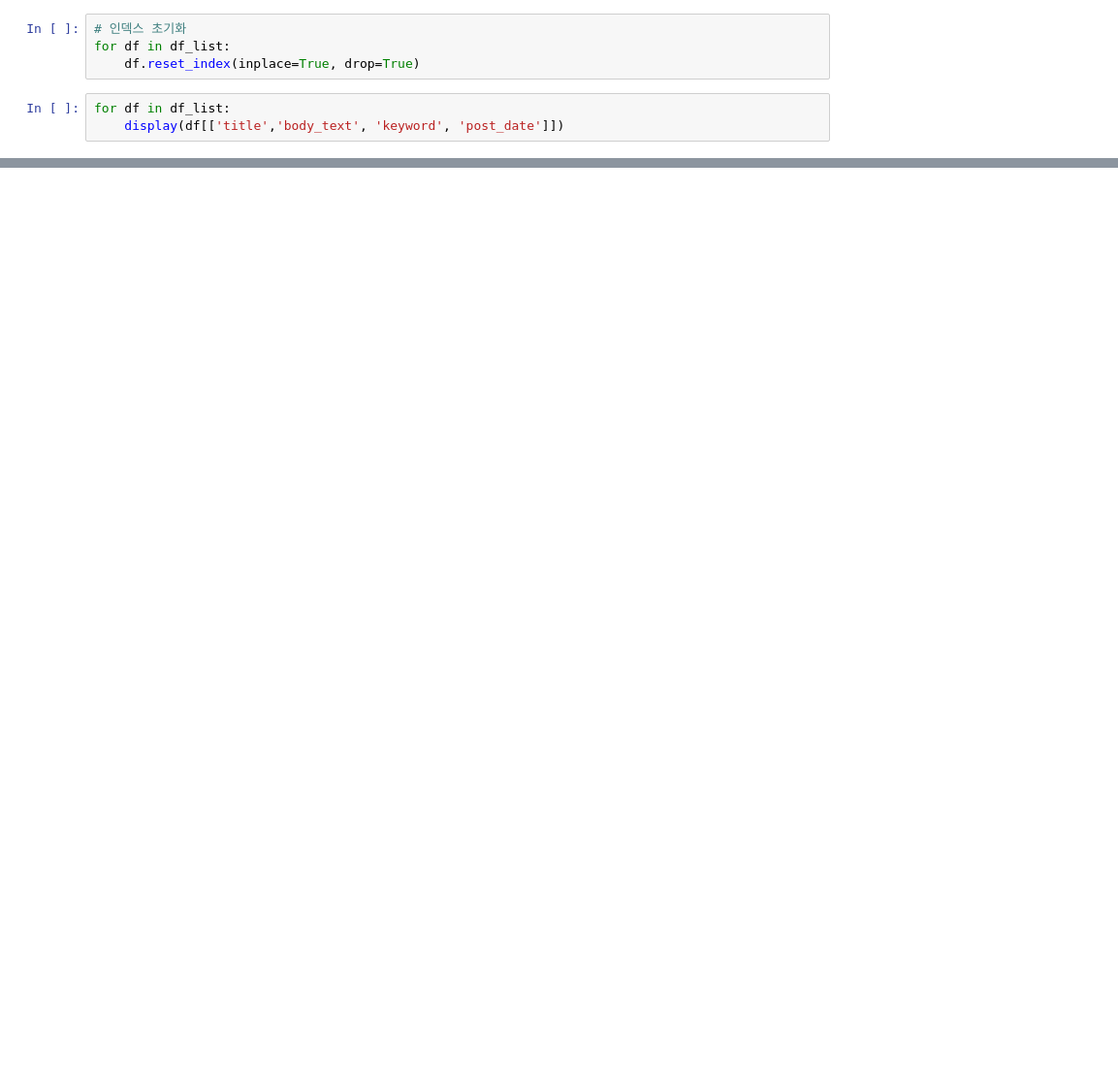
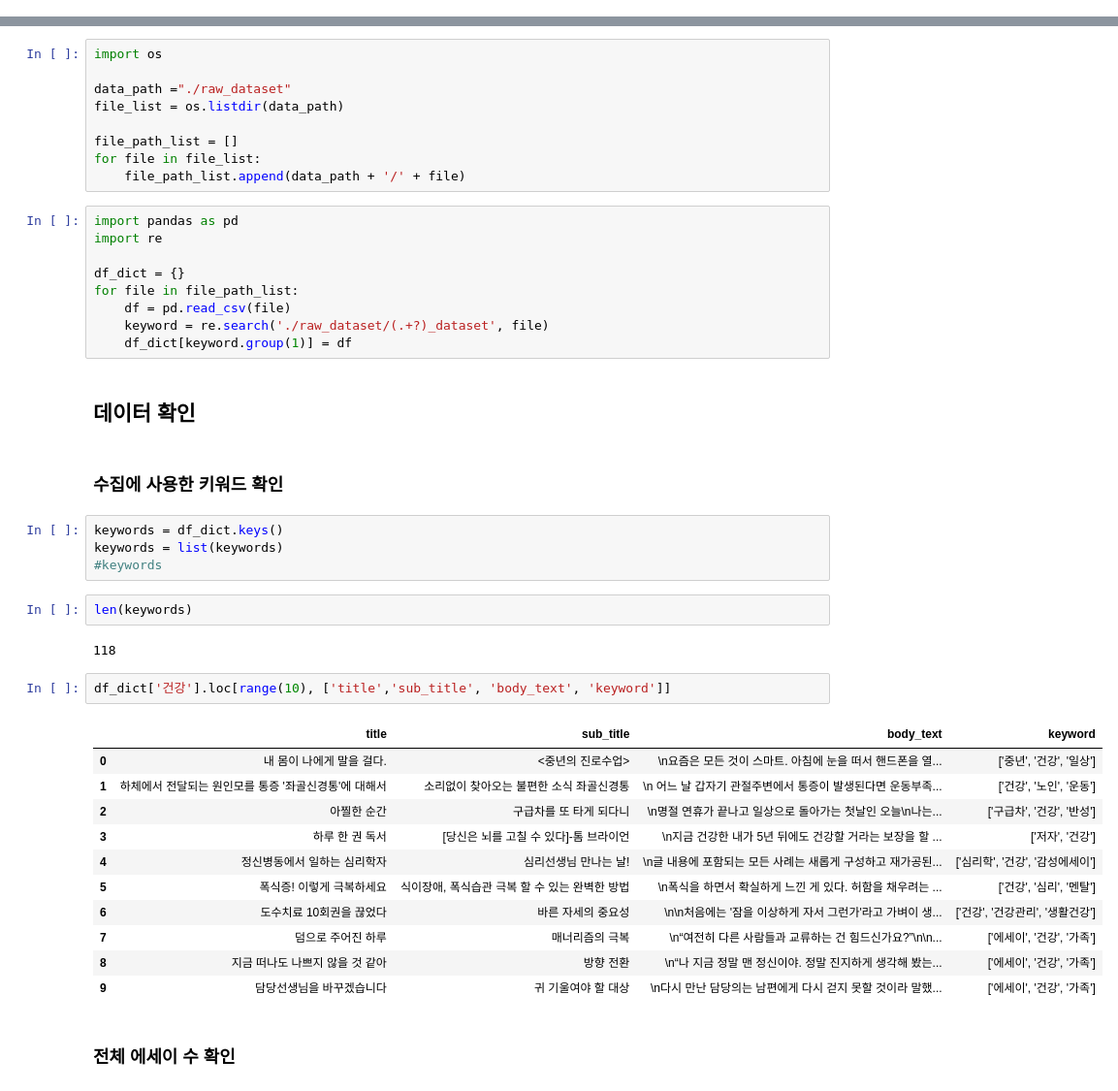
Before and after one commit to staytactical/brunch-dataset, a Jupyter notebook: brunch_dataset_processing.ipynb, the cells around one changed output, grey strips where cells are left out. Shown: that part at 97% size. Drawn from its saved outputs; the diff is of its cells as text; blank space fills up the shorter version.

```diff
--- a/brunch_dataset_processing.ipynb
+++ b/brunch_dataset_processing.ipynb
@@ -600,7 +0,0 @@ for df in df_list:
-# %%
-# 인덱스 초기화
-for df in df_list:
-    df.reset_index(inplace=True, drop=True)
-# %%
-for df in df_list:
-    display(df[['title','body_text', 'keyword', 'post_date']])
@@ -769,0 +7,46 @@ total_dataset.to_csv('processed data/total_dataset.csv', index=False)
+# %%
+import os
+
+data_path ="./raw_dataset"
+file_list = os.listdir(data_path)
+
+file_path_list = []
+for file in file_list:
+    file_path_list.append(data_path + '/' + file)
+# %%
+import pandas as pd
+import re
+
+df_dict = {}
+for file in file_path_list:
+    df = pd.read_csv(file)
+    keyword = re.search('./raw_dataset/(.+?)_dataset', file)
+    df_dict[keyword.group(1)] = df
+# %% [markdown]
+## 데이터 확인
+# %% [markdown]
+### 수집에 사용한 키워드 확인
+# %%
+keywords = df_dict.keys()
+keywords = list(keywords)
+#keywords
+# %%
+len(keywords)
+# %% [output]
+118
+# %%
+df_dict['건강'].loc[range(10), ['title','sub_title', 'body_text', 'keyword']]
+# %% [output]
+|  | title | sub_title | body_text | keyword |
+| 0 | 내 몸이 나에게 말을 걸다. | <중년의 진로수업> | \n요즘은 모든 것이 스마트. 아침에 눈을 떠서 핸드폰을 열... | ['중년', '건강', '일상'] |
+| 1 | 하체에서 전달되는 원인모를 통증 '좌골신경통'에 대해서 | 소리없이 찾아오는 불편한 소식 좌골신경통 | \n 어느 날 갑자기 관절주변에서 통증이 발생된다면 운동부족... | ['건강', '노인', '운동'] |
+| 2 | 아찔한 순간 | 구급차를 또 타게 되다니 | \n명절 연휴가 끝나고 일상으로 돌아가는 첫날인 오늘\n나는... | ['구급차', '건강', '반성'] |
+| 3 | 하루 한 권 독서 | [당신은 뇌를 고칠 수 있다]-톰 브라이언 | \n지금 건강한 내가 5년 뒤에도 건강할 거라는 보장을 할 ... | ['저자', '건강'] |
+| 4 | 정신병동에서 일하는 심리학자 | 심리선생님 만나는 날! | \n글 내용에 포함되는 모든 사례는 새롭게 구성하고 재가공된... | ['심리학', '건강', '감성에세이'] |
+| 5 | 폭식증! 이렇게 극복하세요 | 식이장애, 폭식습관 극복 할 수 있는 완벽한 방법 | \n폭식을 하면서 확실하게 느낀 게 있다. 허함을 채우려는 ... | ['건강', '심리', '멘탈'] |
+| 6 | 도수치료 10회권을 끊었다 | 바른 자세의 중요성 | \n\n처음에는 '잠을 이상하게 자서 그런가'라고 가벼이 생... | ['건강', '건강관리', '생활건강'] |
+| 7 | 덤으로 주어진 하루 | 매너리즘의 극복 | \n“여전히 다른 사람들과 교류하는 건 힘드신가요?”\n\n... | ['에세이', '건강', '가족'] |
+| 8 | 지금 떠나도 나쁘지 않을 것 같아 | 방향 전환 | \n“나 지금 정말 맨 정신이야. 정말 진지하게 생각해 봤는... | ['에세이', '건강', '가족'] |
+| 9 | 담당선생님을 바꾸겠습니다 | 귀 기울여야 할 대상 | \n다시 만난 담당의는 남편에게 다시 걷지 못할 것이라 말했... | ['에세이', '건강', '가족'] |
+# %% [markdown]
+### 전체 에세이 수 확인
```
Also changed, not shown: parts of 55 cells of this notebook.
